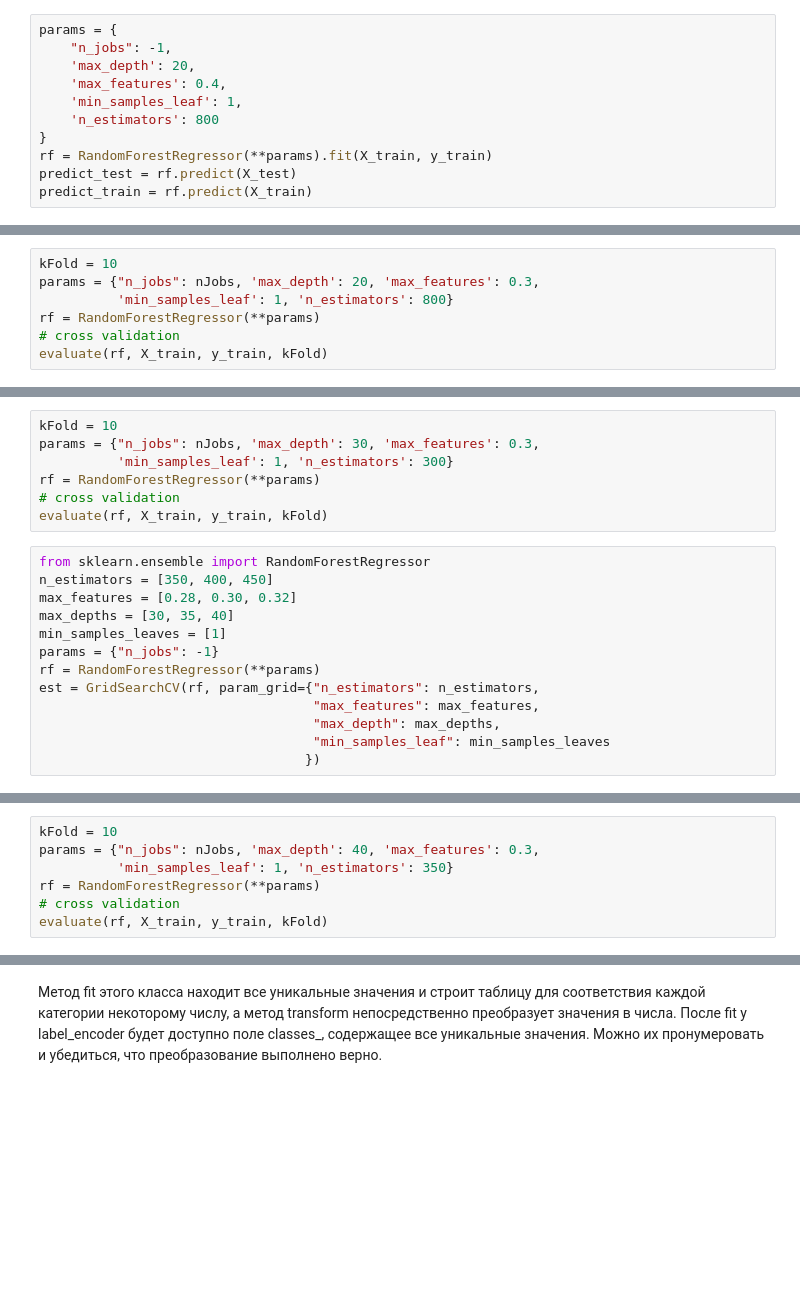
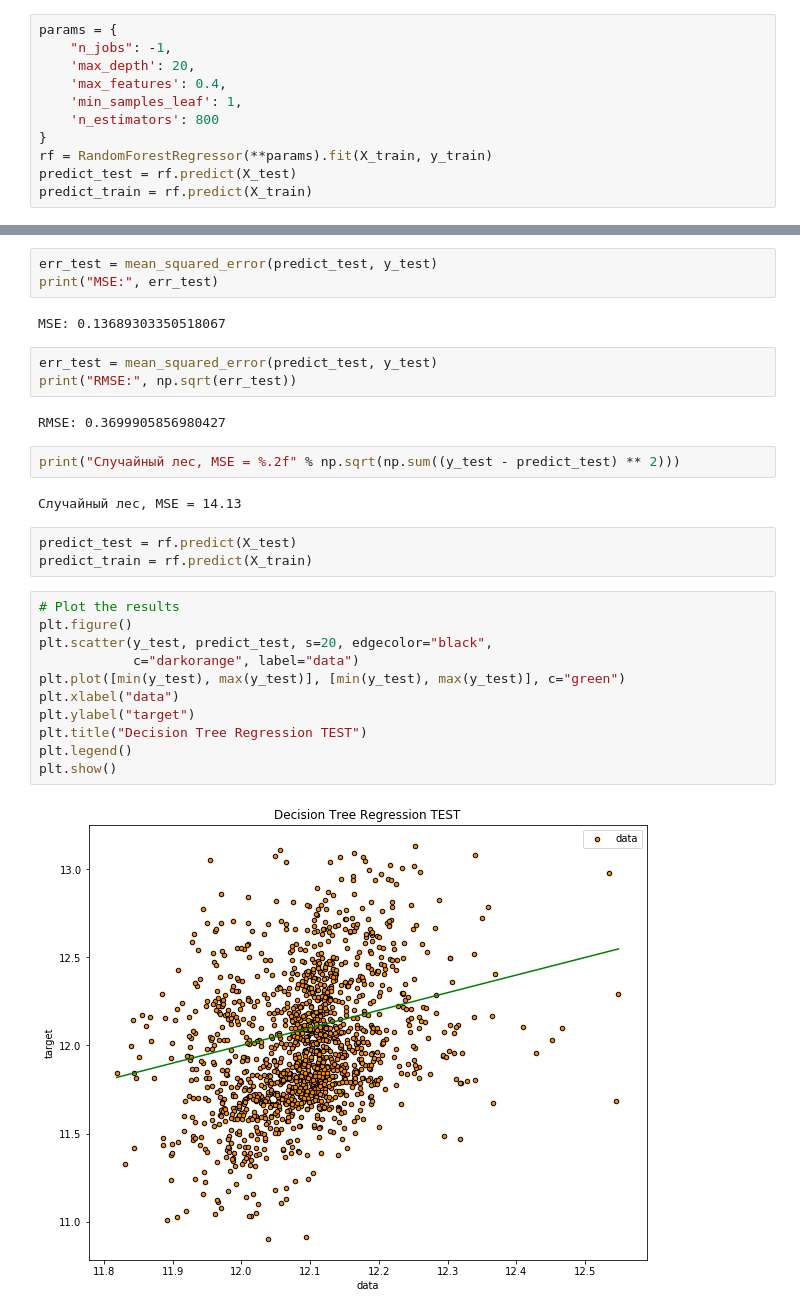
Before and after one commit to Nikita-lys/kaggle-house-prices, a Jupyter notebook: main.ipynb, the cells around one changed output, grey strips where cells are left out. Saved outputs shown, nothing was run; the diff lists cells and outputs as text; blank space fills up the shorter version.

```diff
--- a/main.ipynb
+++ b/main.ipynb
@@ -1033,7 +930,0 @@ Wall time: 18min 31s
-# %%
-kFold = 10
-params = {"n_jobs": nJobs, 'max_depth': 20, 'max_features': 0.3,
-          'min_samples_leaf': 1, 'n_estimators': 800}
-rf = RandomForestRegressor(**params)
-# cross validation
-evaluate(rf, X_train, y_train, kFold)
@@ -1056,20 +930,0 @@ print_params(est, X_train, y_train, 400)
-# %%
-kFold = 10
-params = {"n_jobs": nJobs, 'max_depth': 30, 'max_features': 0.3,
-          'min_samples_leaf': 1, 'n_estimators': 300}
-rf = RandomForestRegressor(**params)
-# cross validation
-evaluate(rf, X_train, y_train, kFold)
-# %%
-from sklearn.ensemble import RandomForestRegressor
-n_estimators = [350, 400, 450]
-max_features = [0.28, 0.30, 0.32]
-max_depths = [30, 35, 40]
-min_samples_leaves = [1]
-params = {"n_jobs": -1}
-rf = RandomForestRegressor(**params)
-est = GridSearchCV(rf, param_grid={"n_estimators": n_estimators,
-                                   "max_features": max_features,
-                                   "max_depth": max_depths,
-                                   "min_samples_leaf": min_samples_leaves
-                                  })
@@ -1079,7 +930,0 @@ print_params(est, X_train, y_train, 400)
-# %%
-kFold = 10
-params = {"n_jobs": nJobs, 'max_depth': 40, 'max_features': 0.3,
-          'min_samples_leaf': 1, 'n_estimators': 350}
-rf = RandomForestRegressor(**params)
-# cross validation
-evaluate(rf, X_train, y_train, kFold)
@@ -1088,2 +931,30 @@ train['Utilities'].value_counts().plot.barh()
-# %% [markdown]
-Метод fit этого класса находит все уникальные значения и строит таблицу для соответствия каждой категории некоторому числу, а метод transform непосредственно преобразует значения в числа. После fit у label_encoder будет доступно поле classes_, содержащее все уникальные значения. Можно их пронумеровать и убедиться, что преобразование выполнено верно.
+# %%
+err_test = mean_squared_error(predict_test, y_test)
+print("MSE:", err_test)
+# %% [output]
+MSE: 0.13689303350518067
+# %%
+err_test = mean_squared_error(predict_test, y_test)
+print("RMSE:", np.sqrt(err_test))
+# %% [output]
+RMSE: 0.3699905856980427
+# %%
+print("Случайный лес, MSE = %.2f" % np.sqrt(np.sum((y_test - predict_test) ** 2)))
+# %% [output]
+Случайный лес, MSE = 14.13
+# %%
+predict_test = rf.predict(X_test)
+predict_train = rf.predict(X_train)
+# %%
+# Plot the results
+plt.figure()
+plt.scatter(y_test, predict_test, s=20, edgecolor="black",
+            c="darkorange", label="data")
+plt.plot([min(y_test), max(y_test)], [min(y_test), max(y_test)], c="green")
+plt.xlabel("data")
+plt.ylabel("target")
+plt.title("Decision Tree Regression TEST")
+plt.legend()
+plt.show()
+# %% [output]
+[figure, added]
```
Also changed, not shown: parts of 86 cells of this notebook.
